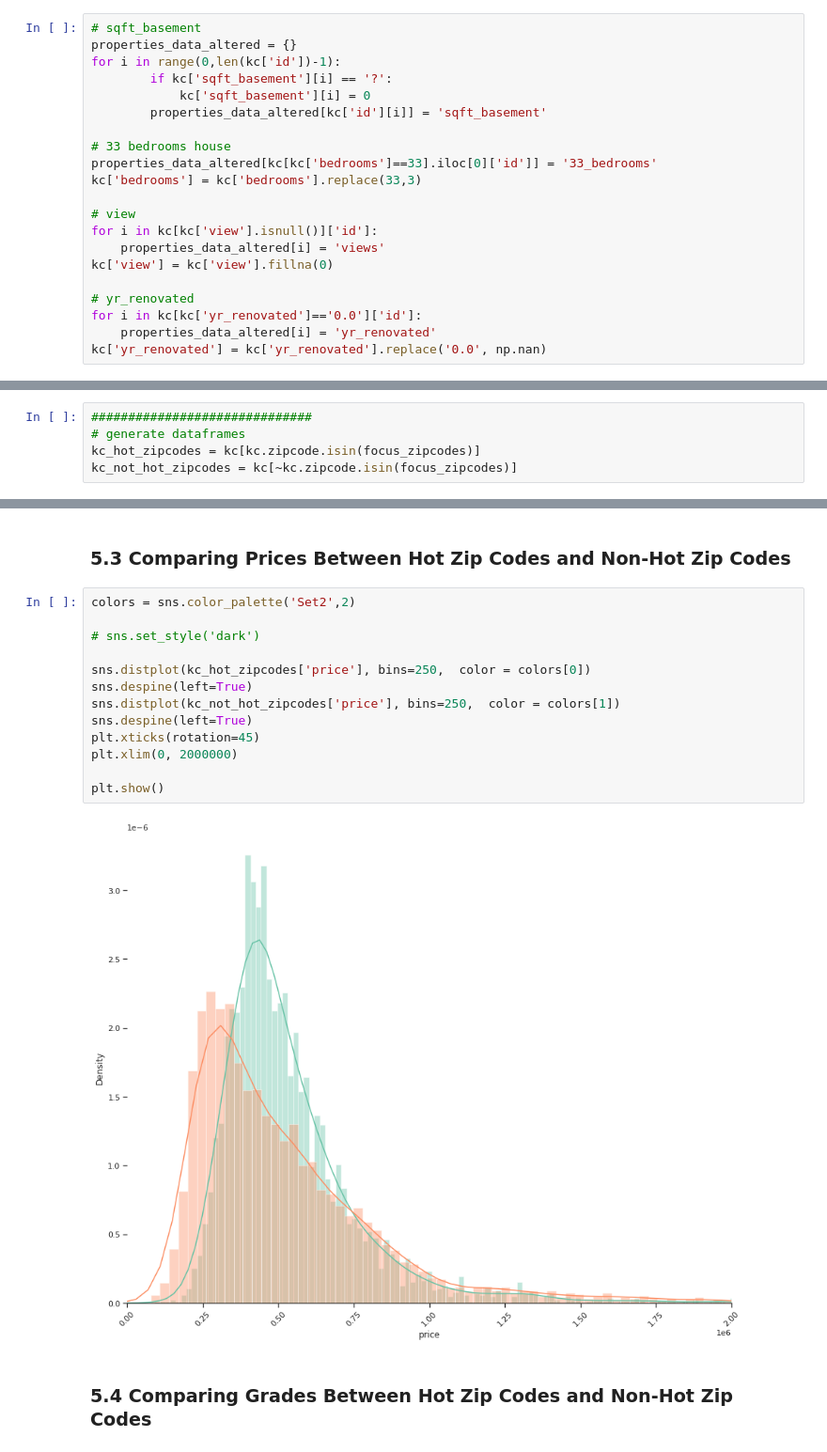
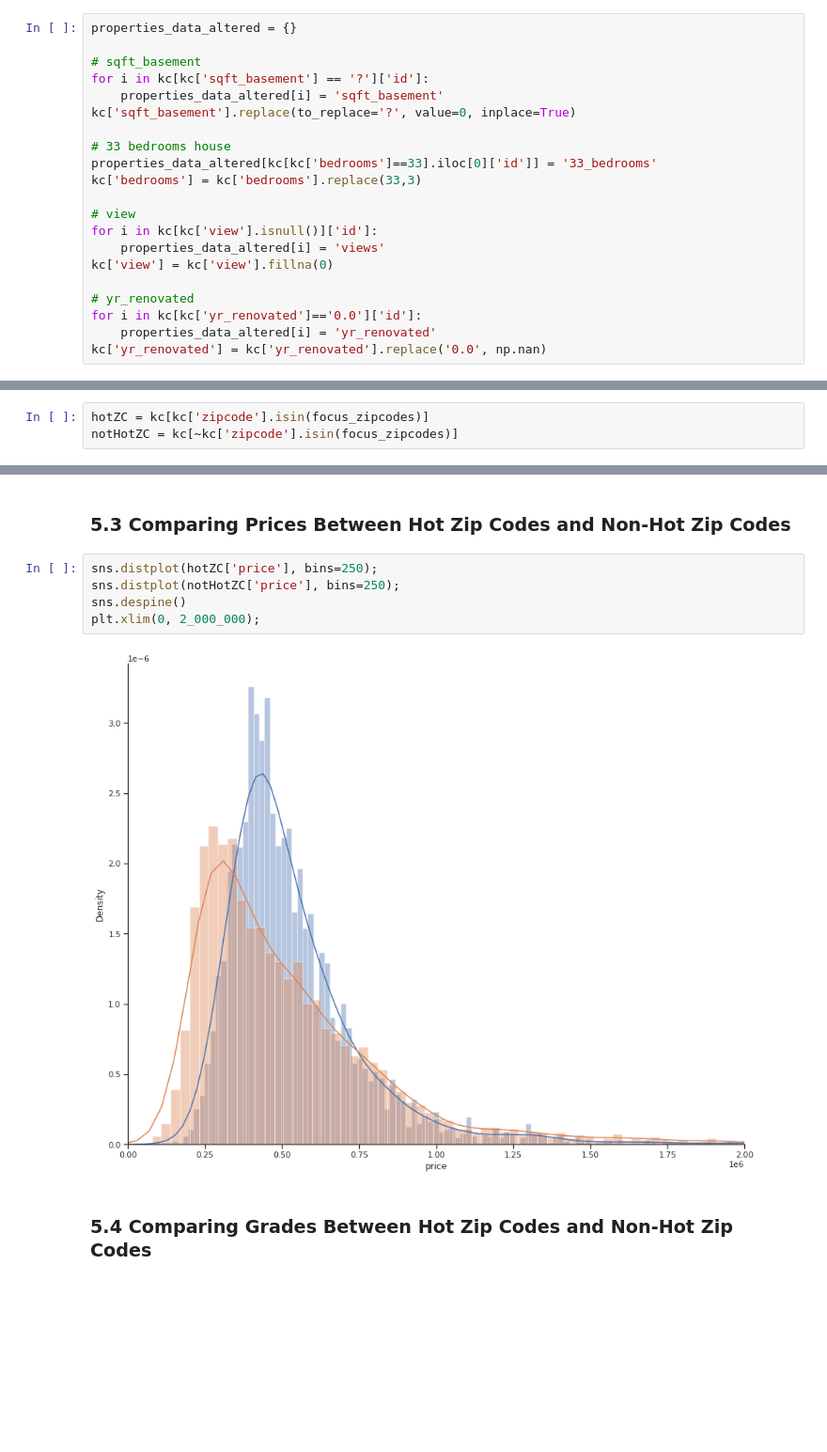
Before and after one commit to aghilissen/KayCee, a Jupyter notebook: index.ipynb, the cells around one changed output, grey strips where cells are left out. Shown at 94% size. Saved outputs shown, nothing was run; the diff lists cells and outputs as text; blank space fills up the shorter version.

```diff
--- a/index.ipynb
+++ b/index.ipynb
@@ -128,12 +122,12 @@ As the preliminary analysis suggests, there are a few data issues that need addr
 * `sqft_basement` had 454 '?' values, they will be changed to 0.
 * In case we need to track something down, we are also going to generate a dictionary of the properties we have modified during this analysis: `properties_data_altered` {key = 'property ID', value = 'altered field'}
 # %%
+properties_data_altered = {}
+
 # sqft_basement
-properties_data_altered = {}
-for i in range(0,len(kc['id'])-1):
-        if kc['sqft_basement'][i] == '?':
-            kc['sqft_basement'][i] = 0
-        properties_data_altered[kc['id'][i]] = 'sqft_basement'
+for i in kc[kc['sqft_basement'] == '?']['id']:
+    properties_data_altered[i] = 'sqft_basement'
+kc['sqft_basement'].replace(to_replace='?', value=0, inplace=True)
 
 # 33 bedrooms house
 properties_data_altered[kc[kc['bedrooms']==33].iloc[0]['id']] = '33_bedrooms'
@@ -427,7 +414,5 @@ sns.despine()
 # %% [markdown]
 ## 5. Statistical Models
 # %%
-##############################
-# generate dataframes
-kc_hot_zipcodes = kc[kc.zipcode.isin(focus_zipcodes)]
-kc_not_hot_zipcodes = kc[~kc.zipcode.isin(focus_zipcodes)]
+hotZC = kc[kc['zipcode'].isin(focus_zipcodes)]
+notHotZC = kc[~kc['zipcode'].isin(focus_zipcodes)]
@@ -557,20 +574,12 @@ coeficients:  [-45304.4908   -381.7549 222231.5454 -14669.792  -20942.0074  4128
 # %% [markdown]
 ### 5.3 Comparing Prices Between Hot Zip Codes and Non-Hot Zip Codes
 # %%
-colors = sns.color_palette('Set2',2)
-
-# sns.set_style('dark')
-
-sns.distplot(kc_hot_zipcodes['price'], bins=250,  color = colors[0])
-sns.despine(left=True)
-sns.distplot(kc_not_hot_zipcodes['price'], bins=250,  color = colors[1])
-sns.despine(left=True)
-plt.xticks(rotation=45)
-plt.xlim(0, 2000000)
-
-plt.show()
+sns.distplot(hotZC['price'], bins=250);
+sns.distplot(notHotZC['price'], bins=250);
+sns.despine()
+plt.xlim(0, 2_000_000);
 # %% [output]
-[figure, old version]
+[figure, new version]
 # %% [markdown]
 ### 5.4 Comparing Grades Between Hot Zip Codes and Non-Hot Zip Codes
 # %%
```
Also changed, not shown: parts of 20 cells of this notebook.
